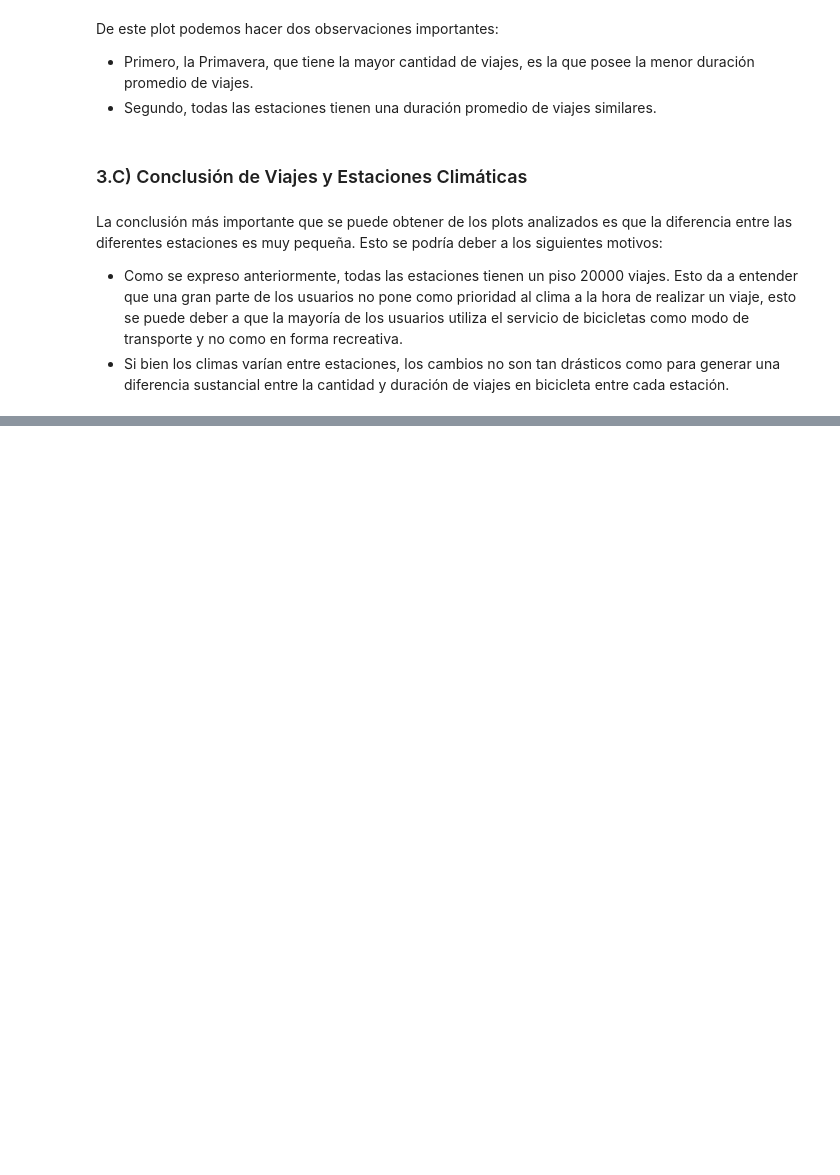
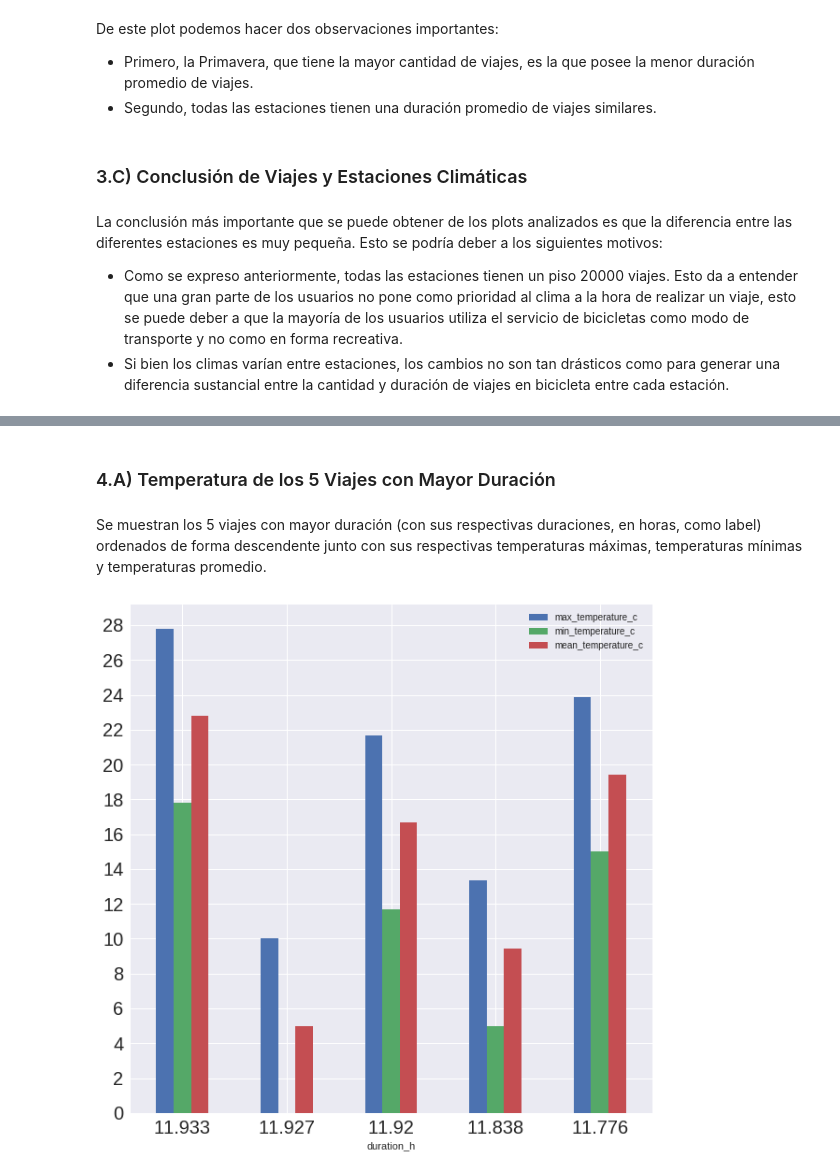
Before and after one commit to frisjon/tp1, a Jupyter notebook: notebooks/viajes_clima.ipynb, the cells around one changed output, grey strips where cells are left out. Cells and saved outputs as stored; diff of their text form; code cells hidden in the pictures; blank space fills up the shorter version.

Commit message:
Agregada seccion 5 Viajes de Mayor Duracion

```diff
--- a/notebooks/viajes_clima.ipynb
+++ b/notebooks/viajes_clima.ipynb
@@ -42,9 +42,13 @@ joined = trips.merge(weather, left_on=['date', 'zip_code'], right_on=['date', 'z
 #Funcion para convertir la duracion de segundos a minutos.
 def s_to_m(time):
     return (time / 60)
+#Funcion para convertir la duracion de segundos a horas redondeo a 3 decimales.
+def s_to_h(time):
+    return round((time / 3600),3)
 # %%
-#Se crea una columna con la duracion en minutos.
+#Se crea una columna con la duracion en minutos y la duracion en horas.
 joined['duration_m'] = joined['duration'].map(s_to_m)
+joined['duration_h'] = joined['duration'].map(s_to_h)
 # %% [markdown]
 ## 1) Viajes y Temperatura
 # %% [markdown]
@@ -264,0 +276,15 @@ La conclusión más importante que se puede obtener de los plots analizados es q
+# %%
+#Se obtienen los 5 viajes con mayor duracion (que poseen datos climaticos) menores a 12 horas.
+top_dur = joined[joined['duration_h'] <= 12].sort_values('duration_h', ascending=False)[:5]
+# %% [markdown]
+### 4.A) Temperatura de los 5 Viajes con Mayor Duración
+# %%
+top_dur_temp = top_dur[['duration_h', 'max_temperature_c', 'min_temperature_c', 'mean_temperature_c']]
+top_dur_temp.set_index('duration_h', inplace=True)
+# %% [markdown]
+Se muestran los 5 viajes con mayor duración (con sus respectivas duraciones, en horas, como label) ordenados de forma descendente junto con sus respectivas temperaturas máximas, temperaturas mínimas y temperaturas promedio.
+# %%
+top_dur_temp_bar = top_dur_temp.plot.bar(figsize=(10,10), fontsize=20, rot=0);
+plt.yticks(range(0,30,2));
+# %% [output]
+[figure, added]
```
Also changed, not shown: parts of 13 cells of this notebook.
